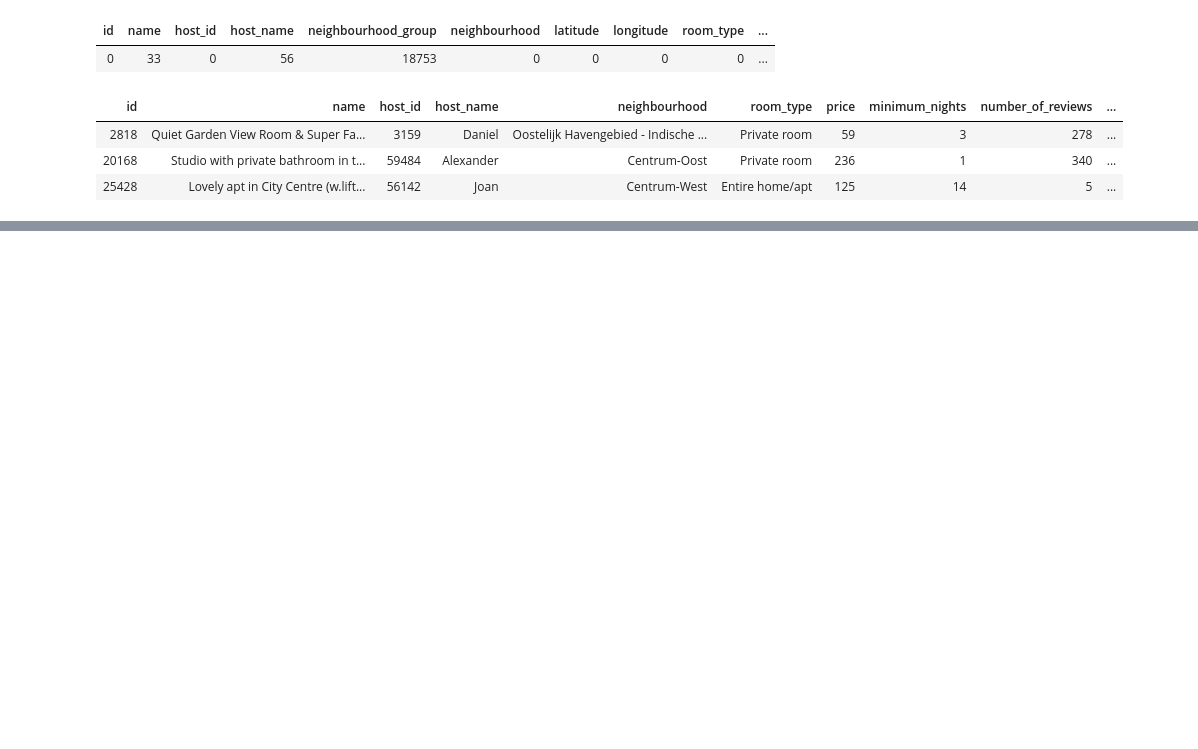
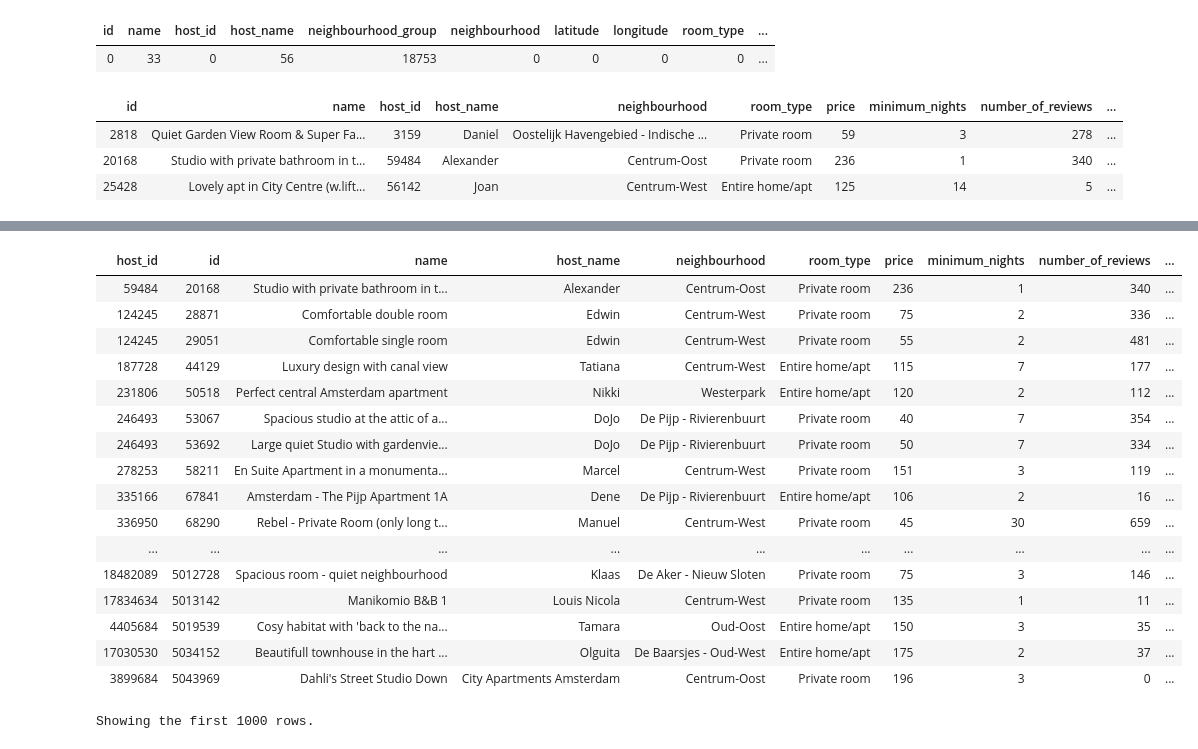
Before and after one commit to HarshitaSing/pySpark_ETL, a Jupyter notebook: Let's Transform.ipynb, the cells around one changed output, grey strips where cells are left out. Saved outputs shown, nothing was run; the diff lists cells and outputs as text; code cells hidden in the pictures; blank space fills up the shorter version.

```diff
--- a/Let's Transform.ipynb
+++ b/Let's Transform.ipynb
@@ -108,0 +118,24 @@ host_id_count.count()
+# %%
+#inner join on two DFs to get details about people having more than one bookings
+
+inner_join = cleaned_airbnb_df.join(host_id_count, on=["host_id"],how = "inner")
+display(inner_join)
+# %% [output]
+| host_id | id | name | host_name | neighbourhood | room_type | price | minimum_nights | number_of_reviews | ... |
+| 59484 | 20168 | Studio with private bathroom in t... | Alexander | Centrum-Oost | Private room | 236 | 1 | 340 | ... |
+| 124245 | 28871 | Comfortable double room | Edwin | Centrum-West | Private room | 75 | 2 | 336 | ... |
+| 124245 | 29051 | Comfortable single room | Edwin | Centrum-West | Private room | 55 | 2 | 481 | ... |
+| 187728 | 44129 | Luxury design with canal view | Tatiana | Centrum-West | Entire home/apt | 115 | 7 | 177 | ... |
+| 231806 | 50518 | Perfect central Amsterdam apartment | Nikki | Westerpark | Entire home/apt | 120 | 2 | 112 | ... |
+| 246493 | 53067 | Spacious studio at the attic of a... | DoJo | De Pijp - Rivierenbuurt | Private room | 40 | 7 | 354 | ... |
+| 246493 | 53692 | Large quiet Studio with gardenvie... | DoJo | De Pijp - Rivierenbuurt | Private room | 50 | 7 | 334 | ... |
+| 278253 | 58211 | En Suite Apartment in a monumenta... | Marcel | Centrum-West | Private room | 151 | 3 | 119 | ... |
+| 335166 | 67841 | Amsterdam - The Pijp Apartment 1A | Dene | De Pijp - Rivierenbuurt | Entire home/apt | 106 | 2 | 16 | ... |
+| 336950 | 68290 | Rebel - Private Room (only long t... | Manuel | Centrum-West | Private room | 45 | 30 | 659 | ... |
+| ... | ... | ... | ... | ... | ... | ... | ... | ... | ... |
+| 18482089 | 5012728 | Spacious room - quiet neighbourhood | Klaas | De Aker - Nieuw Sloten | Private room | 75 | 3 | 146 | ... |
+| 17834634 | 5013142 | Manikomio B&B 1 | Louis Nicola | Centrum-West | Private room | 135 | 1 | 11 | ... |
+| 4405684 | 5019539 | Cosy habitat with 'back to the na... | Tamara | Oud-Oost | Entire home/apt | 150 | 3 | 35 | ... |
+| 17030530 | 5034152 | Beautifull townhouse in the hart ... | Olguita | De Baarsjes - Oud-West | Entire home/apt | 175 | 2 | 37 | ... |
+| 3899684 | 5043969 | Dahli's Street Studio Down | City Apartments Amsterdam | Centrum-Oost | Private room | 196 | 3 | 0 | ... |
+Showing the first 1000 rows.
```
Also changed, not shown: parts of 4 cells of this notebook.
